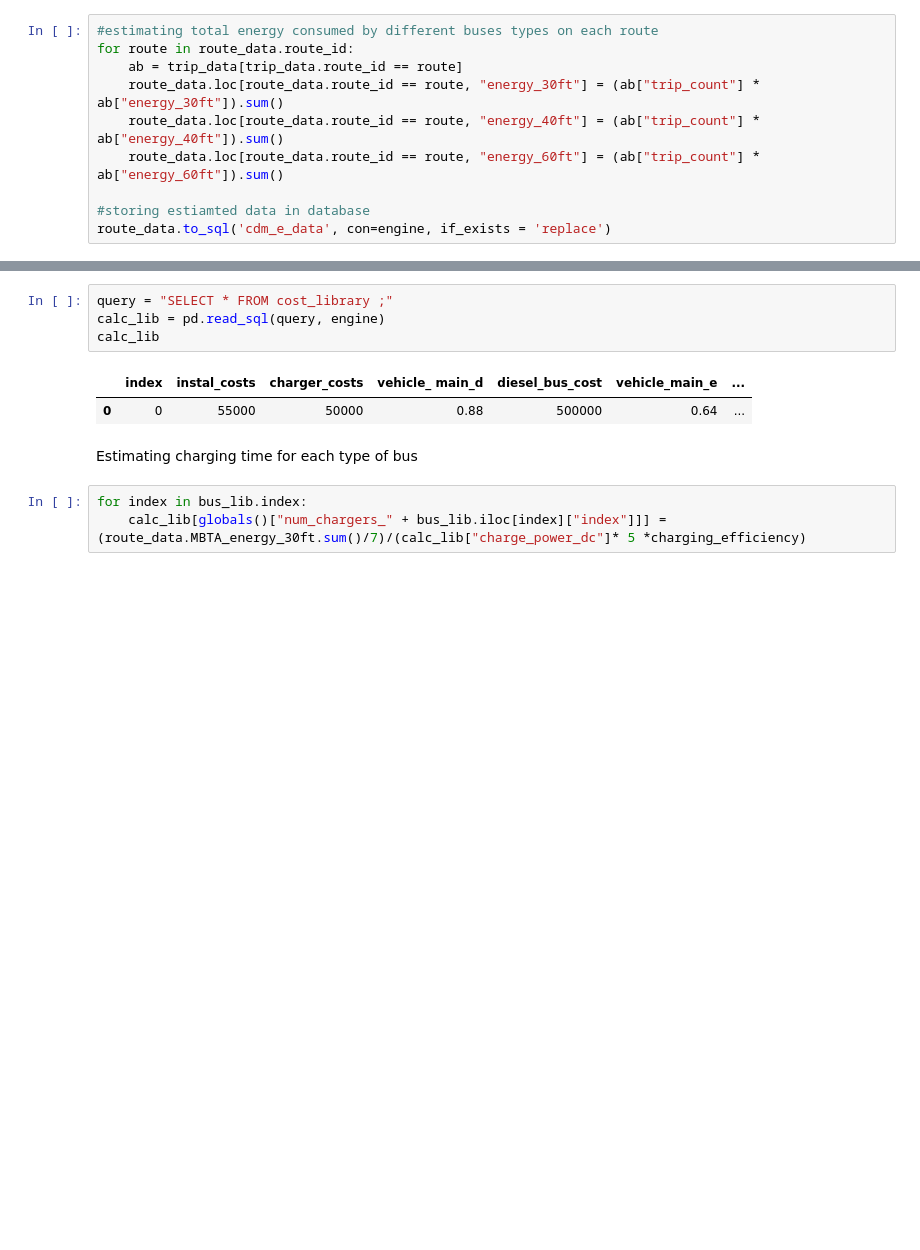
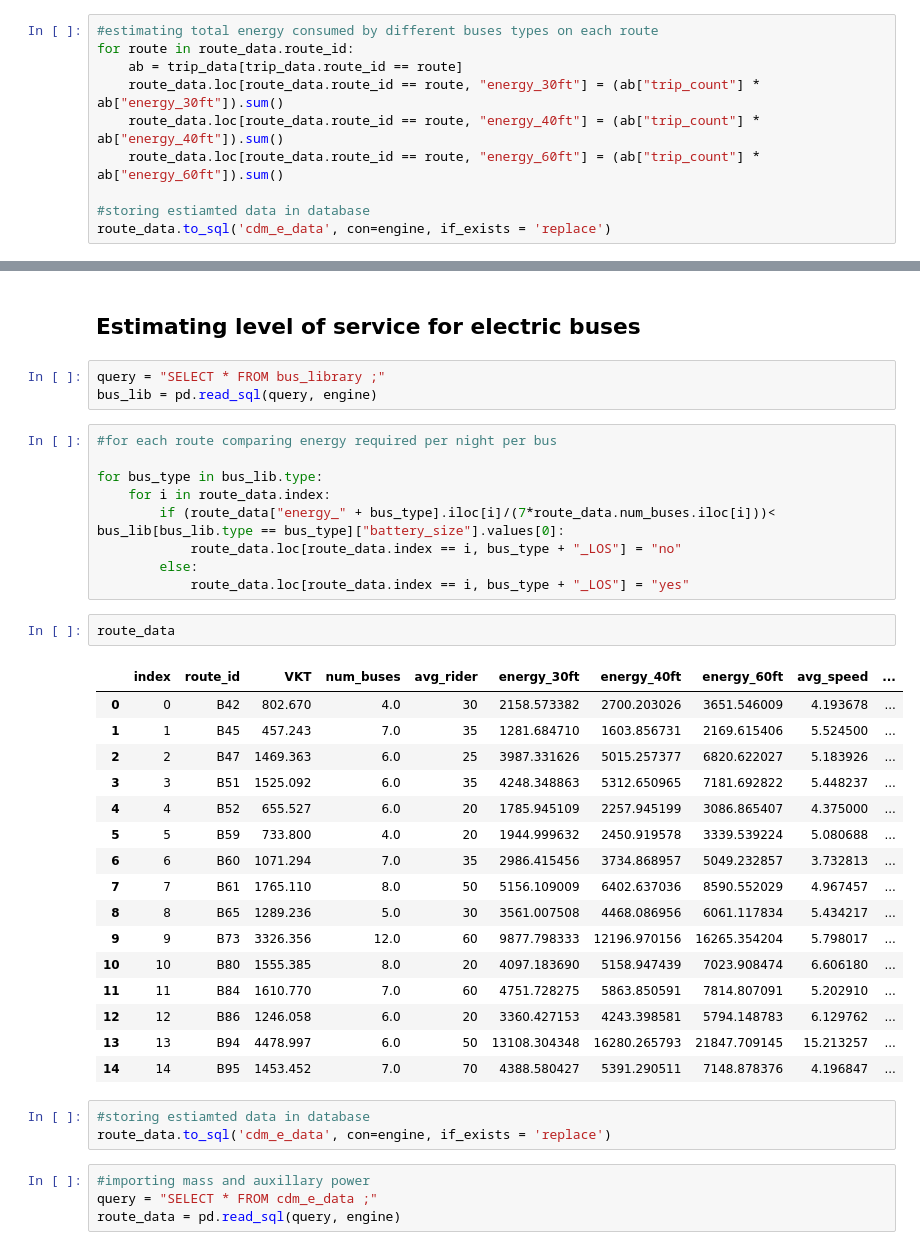
Before and after one commit to UpadhiV/evfleets, a Jupyter notebook: cdm_analysis.ipynb, the cells around one changed output, grey strips where cells are left out. Cells and saved outputs as stored; diff of their text form; blank space fills up the shorter version.

```diff
--- a/cdm_analysis.ipynb
+++ b/cdm_analysis.ipynb
@@ -248,12 +246,40 @@ route_data
+# %% [markdown]
+## Estimating level of service for electric buses
 # %%
-query = "SELECT * FROM cost_library ;"
-calc_lib = pd.read_sql(query, engine)
-calc_lib
+query = "SELECT * FROM bus_library ;"
+bus_lib = pd.read_sql(query, engine)
-# %% [output]
-|  | index | instal_costs | charger_costs | vehicle_ main_d | diesel_bus_cost | vehicle_main_e | ... |
-| 0 | 0 | 55000 | 50000 | 0.88 | 500000 | 0.64 | ... |
-# %% [markdown]
-Estimating charging time for each type of bus
-# %%
-for index in bus_lib.index:
-    calc_lib[globals()["num_chargers_" + bus_lib.iloc[index]["index"]]] = (route_data.MBTA_energy_30ft.sum()/7)/(calc_lib["charge_power_dc"]* 5 *charging_efficiency)
+# %%
+#for each route comparing energy required per night per bus
+
+for bus_type in bus_lib.type:
+    for i in route_data.index:
+        if (route_data["energy_" + bus_type].iloc[i]/(7*route_data.num_buses.iloc[i]))< bus_lib[bus_lib.type == bus_type]["battery_size"].values[0]:
+            route_data.loc[route_data.index == i, bus_type + "_LOS"] = "no"
+        else:
+            route_data.loc[route_data.index == i, bus_type + "_LOS"] = "yes"
+# %%
+route_data
+# %% [output]
+|  | index | route_id | VKT | num_buses | avg_rider | energy_30ft | energy_40ft | energy_60ft | avg_speed | ... |
+| 0 | 0 | B42 | 802.670 | 4.0 | 30 | 2158.573382 | 2700.203026 | 3651.546009 | 4.193678 | ... |
+| 1 | 1 | B45 | 457.243 | 7.0 | 35 | 1281.684710 | 1603.856731 | 2169.615406 | 5.524500 | ... |
+| 2 | 2 | B47 | 1469.363 | 6.0 | 25 | 3987.331626 | 5015.257377 | 6820.622027 | 5.183926 | ... |
+| 3 | 3 | B51 | 1525.092 | 6.0 | 35 | 4248.348863 | 5312.650965 | 7181.692822 | 5.448237 | ... |
+| 4 | 4 | B52 | 655.527 | 6.0 | 20 | 1785.945109 | 2257.945199 | 3086.865407 | 4.375000 | ... |
+| 5 | 5 | B59 | 733.800 | 4.0 | 20 | 1944.999632 | 2450.919578 | 3339.539224 | 5.080688 | ... |
+| 6 | 6 | B60 | 1071.294 | 7.0 | 35 | 2986.415456 | 3734.868957 | 5049.232857 | 3.732813 | ... |
+| 7 | 7 | B61 | 1765.110 | 8.0 | 50 | 5156.109009 | 6402.637036 | 8590.552029 | 4.967457 | ... |
+| 8 | 8 | B65 | 1289.236 | 5.0 | 30 | 3561.007508 | 4468.086956 | 6061.117834 | 5.434217 | ... |
+| 9 | 9 | B73 | 3326.356 | 12.0 | 60 | 9877.798333 | 12196.970156 | 16265.354204 | 5.798017 | ... |
+| 10 | 10 | B80 | 1555.385 | 8.0 | 20 | 4097.183690 | 5158.947439 | 7023.908474 | 6.606180 | ... |
+| 11 | 11 | B84 | 1610.770 | 7.0 | 60 | 4751.728275 | 5863.850591 | 7814.807091 | 5.202910 | ... |
+| 12 | 12 | B86 | 1246.058 | 6.0 | 20 | 3360.427153 | 4243.398581 | 5794.148783 | 6.129762 | ... |
+| 13 | 13 | B94 | 4478.997 | 6.0 | 50 | 13108.304348 | 16280.265793 | 21847.709145 | 15.213257 | ... |
+| 14 | 14 | B95 | 1453.452 | 7.0 | 70 | 4388.580427 | 5391.290511 | 7148.878376 | 4.196847 | ... |
+# %%
+#storing estiamted data in database
+route_data.to_sql('cdm_e_data', con=engine, if_exists = 'replace')
+# %%
+#importing mass and auxillary power
+query = "SELECT * FROM cdm_e_data ;"
+route_data = pd.read_sql(query, engine)
```
Also changed, not shown: parts of 6 cells of this notebook.
